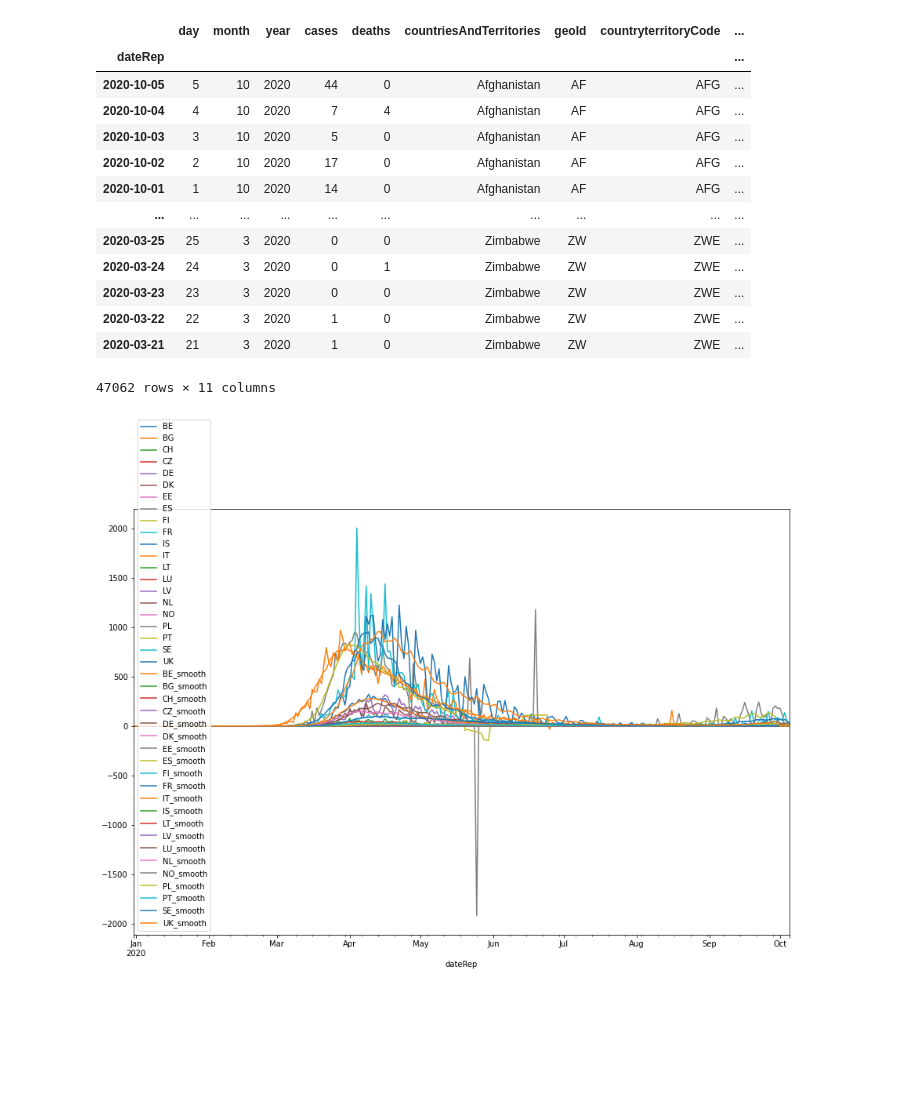
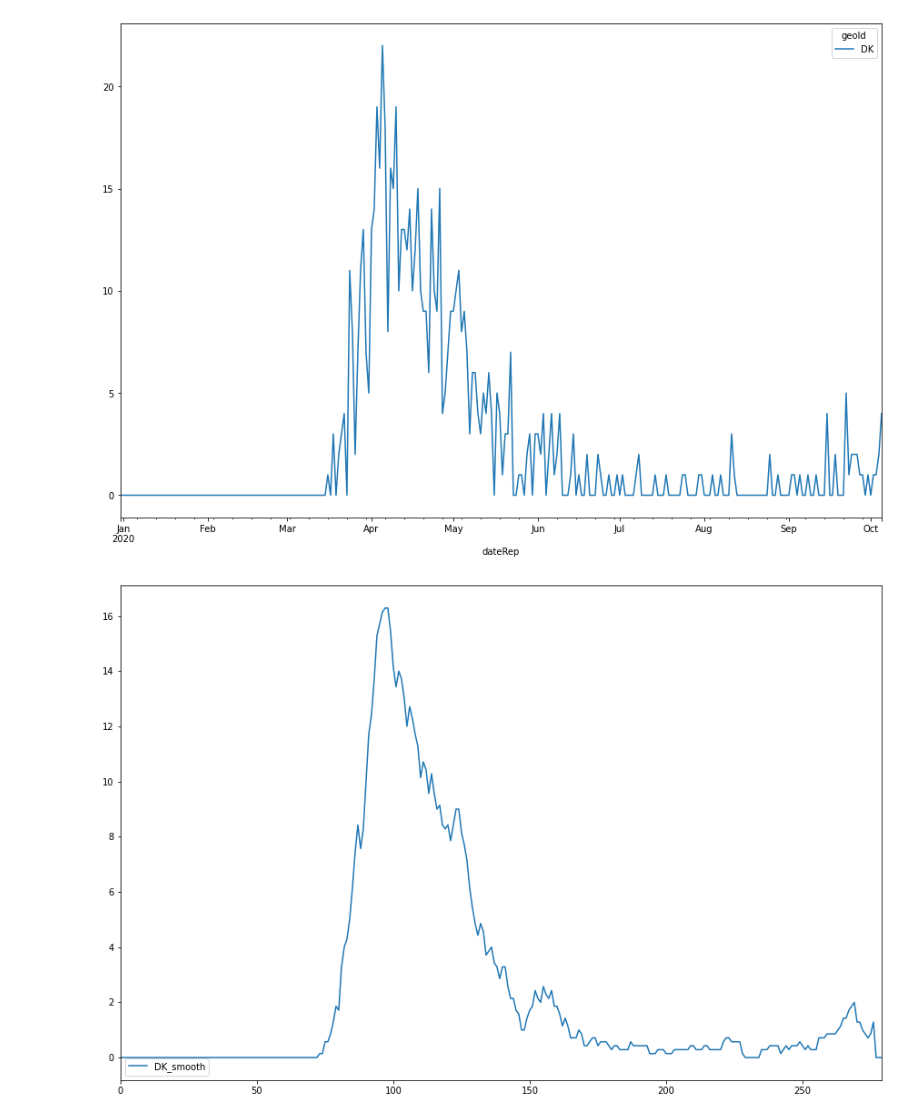
Before and after one commit to chrberrig/euro_covid-19_mortalities, a Jupyter notebook: eu_mortality_data.ipynb, the cells around one changed output. Drawn from its saved outputs; the diff is of its cells as text; code cells hidden in the pictures; blank space fills up the shorter version.

```diff
--- a/eu_mortality_data.ipynb
+++ b/eu_mortality_data.ipynb
@@ -6,9 +6,16 @@ from pandas import ExcelFile
 import numpy as np
 import requests
 import datetime
+import pycountry as pc
 
-# countries_list = ["DK"]
-countries_list = ["BE", "BG", "CH", "CZ", "DE", "DK", "EE", "ES", "FI", "FR", "IT", "IS", "LT", "LV", "LU", "NL", "NO", "PL", "PT", "SE", "UK"]# + ["AU", "HG", "SL"]
+countries_list = ["DK"]
+# countries_list = ["AU", "BE", "BG", "CH", "CZ", "DE", "DK", "EE", "ES", "FI", "FR", "HU", "IT", "IS", "LT", "LV", "LU", "NL", "NO", "PL", "PT", "SE", "SL", "UK"]
+a3_countries_list = []
+for country in countries_list[:-1]:
+    #print(country)
+    a3_countries_list.append(pc.countries.get(alpha_2=country).alpha_3)
+# a3_countries_list.append("GBR")
+#print(a3_countries_list)
 download_data = False
 # folder_eu = "https://ec.europa.eu/eurostat/databrowser-backend/api/extraction/1.0/LIVE/true/"
 # file_eu = "csv/DEMO_R_MWK_TS$DEFAULTVIEW"
@@ -86,36 +120,23 @@ folder_eu_daily = "https://opendata.ecdc.europa.eu/covid19/casedistribution/"
 file_eu_daily = "csv"
 date_parser_daily = lambda x: pd.datetime.strptime(str(x), "%d/%m/%Y")
 eu_daily_df = pd.read_csv(folder_eu_daily + file_eu_daily, index_col="dateRep", parse_dates=["dateRep"], date_parser=date_parser_daily)
-def moving_avg(data, avg_margin=5):
+def moving_avg(data, avg_margin=3):
     return [0]*avg_margin + [sum(data[i-avg_margin:i+avg_margin+1])/(1+2*avg_margin) for i in range(avg_margin, len(data)-avg_margin)] + [0]*avg_margin
 # eu_daily_df["deaths_smooth"] = moving_avg(eu_daily_df["deaths"])
-eu_daily_df
+# eu_daily_df
-# %% [output]
-|  | day | month | year | cases | deaths | countriesAndTerritories | geoId | countryterritoryCode | ... |
-| dateRep |  |  |  |  |  |  |  |  | ... |
-| 2020-10-05 | 5 | 10 | 2020 | 44 | 0 | Afghanistan | AF | AFG | ... |
-| 2020-10-04 | 4 | 10 | 2020 | 7 | 4 | Afghanistan | AF | AFG | ... |
-| 2020-10-03 | 3 | 10 | 2020 | 5 | 0 | Afghanistan | AF | AFG | ... |
-| 2020-10-02 | 2 | 10 | 2020 | 17 | 0 | Afghanistan | AF | AFG | ... |
-| 2020-10-01 | 1 | 10 | 2020 | 14 | 0 | Afghanistan | AF | AFG | ... |
-| ... | ... | ... | ... | ... | ... | ... | ... | ... | ... |
-| 2020-03-25 | 25 | 3 | 2020 | 0 | 0 | Zimbabwe | ZW | ZWE | ... |
-| 2020-03-24 | 24 | 3 | 2020 | 0 | 1 | Zimbabwe | ZW | ZWE | ... |
-| 2020-03-23 | 23 | 3 | 2020 | 0 | 0 | Zimbabwe | ZW | ZWE | ... |
-| 2020-03-22 | 22 | 3 | 2020 | 1 | 0 | Zimbabwe | ZW | ZWE | ... |
-| 2020-03-21 | 21 | 3 | 2020 | 1 | 0 | Zimbabwe | ZW | ZWE | ... |
-47062 rows × 11 columns
 # %%
 deaths_daily_df = eu_daily_df[eu_daily_df["geoId"].isin(countries_list)].groupby(["dateRep","geoId"]).sum()["deaths"].unstack()
-deaths_daily_df
+deaths_daily_smooth_df = pd.DataFrame()
 for nation in countries_list:
-    deaths_daily_df[nation + "_smooth"] = moving_avg(deaths_daily_df[nation])
+    deaths_daily_smooth_df[nation + "_smooth"] = moving_avg(deaths_daily_df[nation])
 deaths_daily_df.plot(figsize=(15,10))
+deaths_daily_smooth_df.plot(figsize=(15,10))
 plt.legend(loc="lower left")
 plt.savefig("daily_eu_deaths.pdf")
 # There is obviously an error in the spanish data here... this error is also present in the JHU data.
 # %% [output]
-[figure, old version]
+[figure, new version]
+[figure, added]
 # %%
 # eu_daily_df[eu_daily_df["geoId"]=="ES"].loc["2020-05":"2020-06"]# and eu_daily_df["deaths"]<0]
 # eu_daily_df[eu_daily_df["geoId"].isin(countries_list)].groupby(["dateRep","geoId"]).sum()["deaths"].unstack().plot(figsize=(15,8))
```
Also changed, not shown: parts of 6 cells of this notebook, 4 other files.
